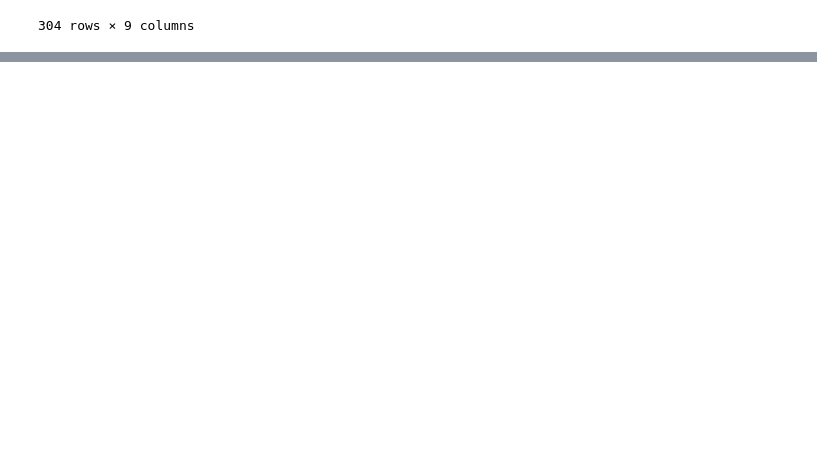
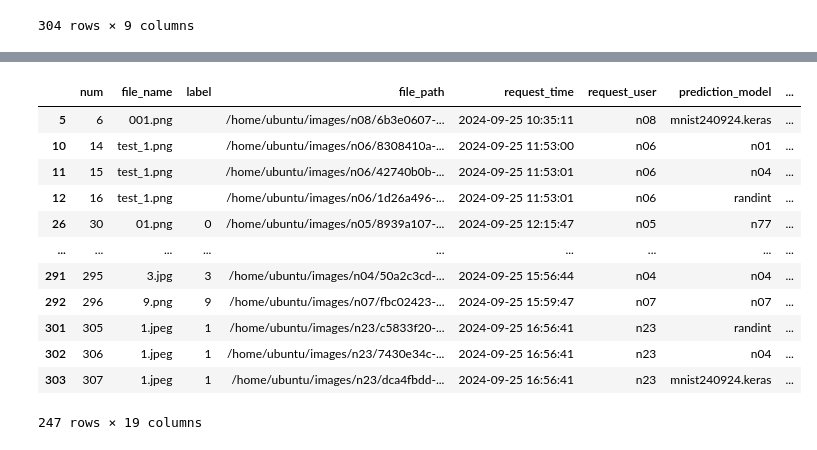
Before and after one commit to hamsunwoo/stdash, a Jupyter notebook: note/Untitled.ipynb, the cells around one changed output, grey strips where cells are left out. Drawn from its saved outputs; the diff is of its cells as text; code cells hidden in the pictures; blank space fills up the shorter version.

```diff
--- a/note/Untitled.ipynb
+++ b/note/Untitled.ipynb
@@ -56,0 +77,11 @@ plt.show()
+# %%
+df['request_day'] = df['request_time'].dt.strftime('%Y-%m-%d')
+df['request_h'] = df['request_time'].dt.hour
+df['request_minute'] = df['request_time'].dt.minute
+# %%
+df['predict_day'] = df['prediction_time'].dt.strftime('%Y-%m-%d')
+df['predict_h'] = df['prediction_time'].dt.hour
+df['predict_minute'] = df['prediction_time'].dt.minute
+# %%
+df['hour_difference'] = df['predict_h'] - df['request_h']
+df['minute_difference'] = df['predict_minute'] - df['request_minute']
@@ -56,0 +104,18 @@ plt.show()
+# %%
+filtered_df = df[(df['minute_difference'] > 1) | (df['hour_difference'] < 0) | (df['hour_difference'] > 0) | (df['minute_difference'] < 1)]
+# %%
+filtered_df
+# %% [output]
+|  | num | file_name | label | file_path | request_time | request_user | prediction_model | ... |
+| 5 | 6 | 001.png |  | /home/ubuntu/images/n08/6b3e0607-... | 2024-09-25 10:35:11 | n08 | mnist240924.keras | ... |
+| 10 | 14 | test_1.png |  | /home/ubuntu/images/n06/8308410a-... | 2024-09-25 11:53:00 | n06 | n01 | ... |
+| 11 | 15 | test_1.png |  | /home/ubuntu/images/n06/42740b0b-... | 2024-09-25 11:53:01 | n06 | n04 | ... |
+| 12 | 16 | test_1.png |  | /home/ubuntu/images/n06/1d26a496-... | 2024-09-25 11:53:01 | n06 | randint | ... |
+| 26 | 30 | 01.png | 0 | /home/ubuntu/images/n05/8939a107-... | 2024-09-25 12:15:47 | n05 | n77 | ... |
+| ... | ... | ... | ... | ... | ... | ... | ... | ... |
+| 291 | 295 | 3.jpg | 3 | /home/ubuntu/images/n04/50a2c3cd-... | 2024-09-25 15:56:44 | n04 | n04 | ... |
+| 292 | 296 | 9.png | 9 | /home/ubuntu/images/n07/fbc02423-... | 2024-09-25 15:59:47 | n07 | n07 | ... |
+| 301 | 305 | 1.jpeg | 1 | /home/ubuntu/images/n23/c5833f20-... | 2024-09-25 16:56:41 | n23 | randint | ... |
+| 302 | 306 | 1.jpeg | 1 | /home/ubuntu/images/n23/7430e34c-... | 2024-09-25 16:56:41 | n23 | n04 | ... |
+| 303 | 307 | 1.jpeg | 1 | /home/ubuntu/images/n23/dca4fbdd-... | 2024-09-25 16:56:41 | n23 | mnist240924.keras | ... |
+247 rows × 19 columns
```
Also changed, not shown: parts of 10 cells of this notebook, 1 other file.
